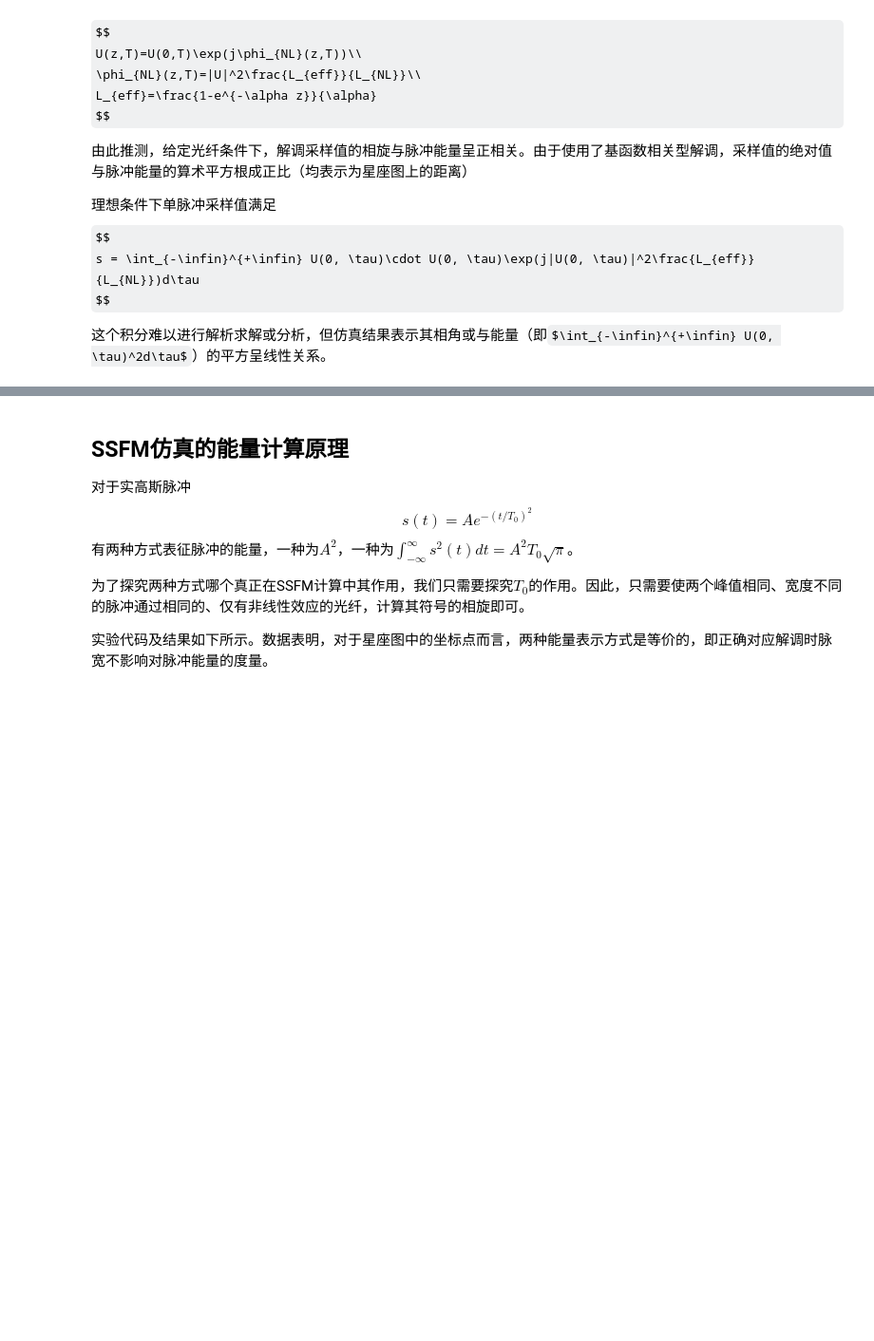
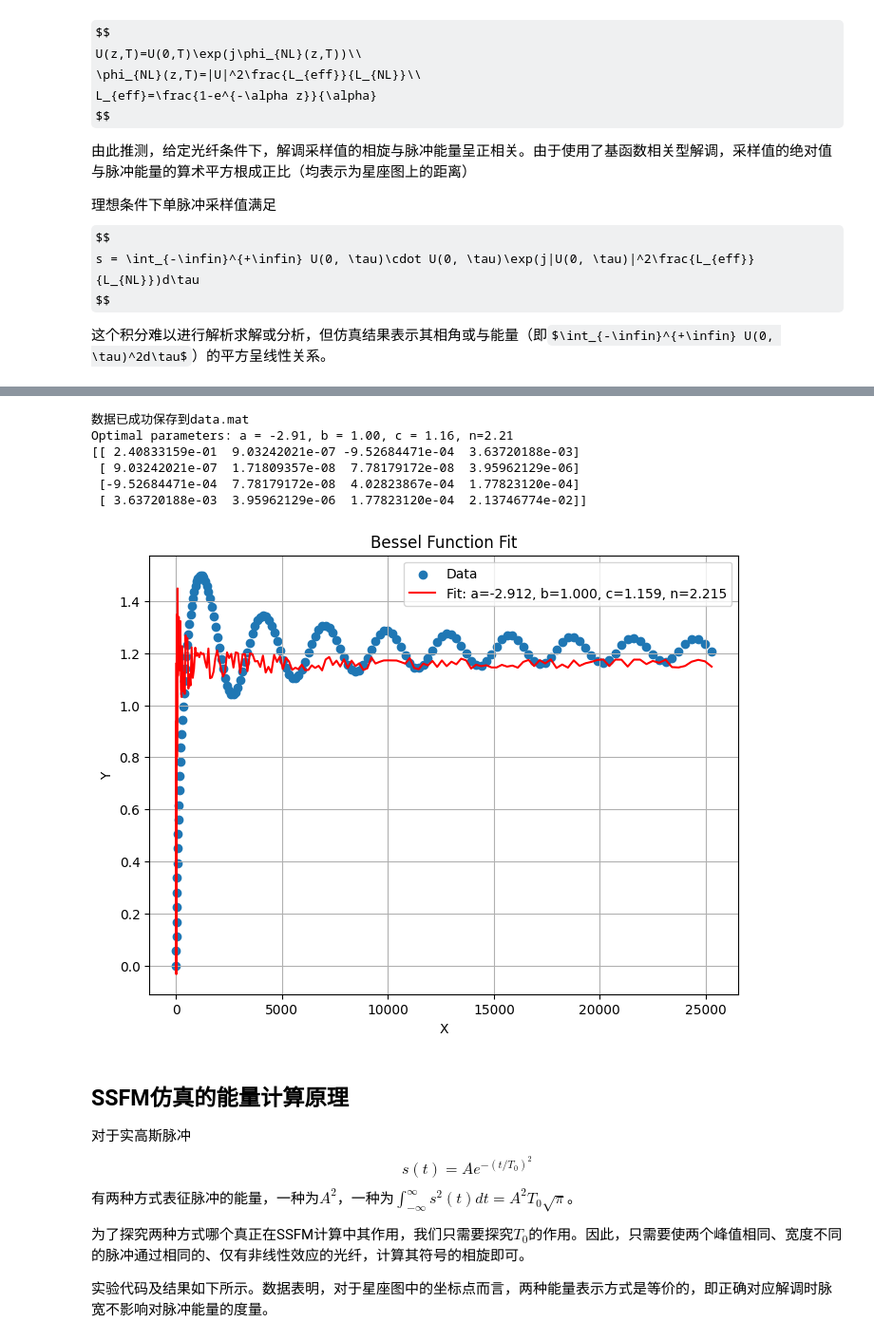
Before and after one commit to Xhlorine/SSFM-Optical-Fiber-Solver, a Jupyter notebook: experiments.ipynb, the cells around one changed output, grey strips where cells are left out. Shown at 95% size. Drawn from its saved outputs; the diff is of its cells as text; code cells hidden in the pictures; some formulas as TeX source; blank space fills up the shorter version.

```diff
--- a/experiments.ipynb
+++ b/experiments.ipynb
@@ -71,3 +95,50 @@ print(f"相关系数: {corr:.4f}, P值: {p:.4e}")
+# %%
+import numpy as np
+import matplotlib.pyplot as plt
+from scipy.special import jv  # 贝塞尔函数
+from scipy.optimize import curve_fit
+from scipy.io import savemat
+
+# 数据
+x_data = symbols**2
+y_data = np.abs(dem.samples)
+
+# 将NumPy数组保存为MAT文件
+savemat('amplitude.mat', {'x': x_data, 'y': y_data})
+
+print("数据已成功保存到data.mat")
+
+# 拟合函数，a和b是待确定的参数
+def func(x, a, b, c, n):
+    return a * jv(n, b * x) + c
+
+popt, pcov = curve_fit(func, x_data, y_data)
+
+# popt现在包含最优参数估计
+print("Optimal parameters: a = {:.2f}, b = {:.2f}, c = {:.2f}, n={:.2f}".format(*popt))
+print(pcov)
+
+# 绘制图像
+plt.figure(figsize=(8, 6))
+plt.scatter(x_data, y_data, label='Data')  # 原始数据点
+plt.plot(x_data, func(x_data, *popt), 'r-', label='Fit: a=%5.3f, b=%5.3f, c=%5.3f, n=%5.3f' % tuple(popt))
+# args=(-1, 0.2, 1)
+# plt.plot(x_data, func(x_data, *args), 'g-', label='Fit: a=%5.3f, b=%5.3f, c=%5.3f' % tuple(args))
+
+plt.xlabel('X')
+plt.ylabel('Y')
+plt.title('Bessel Function Fit')
+plt.legend()
+plt.grid(True, 'both')
+plt.show()
+# %% [output]
+数据已成功保存到data.mat
+Optimal parameters: a = -2.91, b = 1.00, c = 1.16, n=2.21
+[[ 2.40833159e-01  9.03242021e-07 -9.52684471e-04  3.63720188e-03]
+ [ 9.03242021e-07  1.71809357e-08  7.78179172e-08  3.95962129e-06]
+ [-9.52684471e-04  7.78179172e-08  4.02823867e-04  1.77823120e-04]
+ [ 3.63720188e-03  3.95962129e-06  1.77823120e-04  2.13746774e-02]]
+[figure, added]
 # %% [markdown]
 ## SSFM仿真的能量计算原理
 
```
Also changed, not shown: parts of 3 cells of this notebook.
